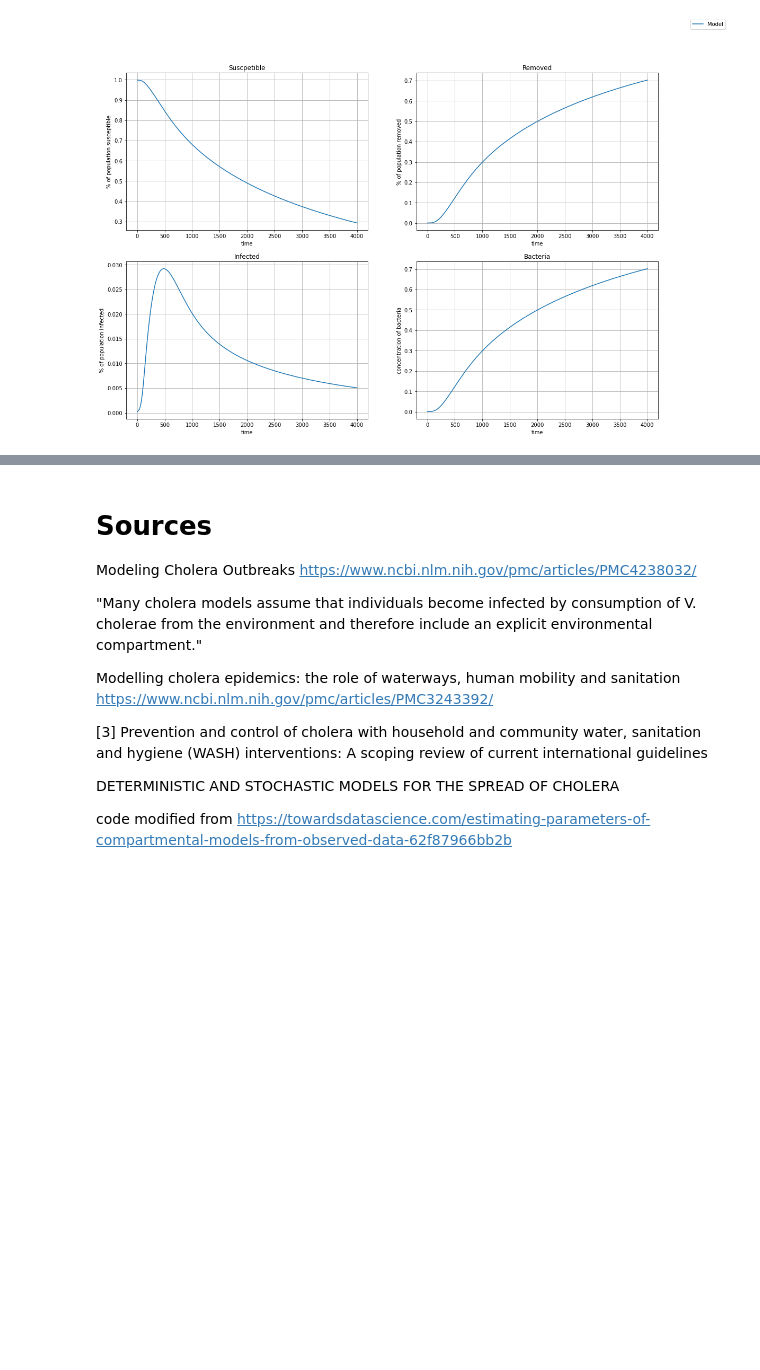
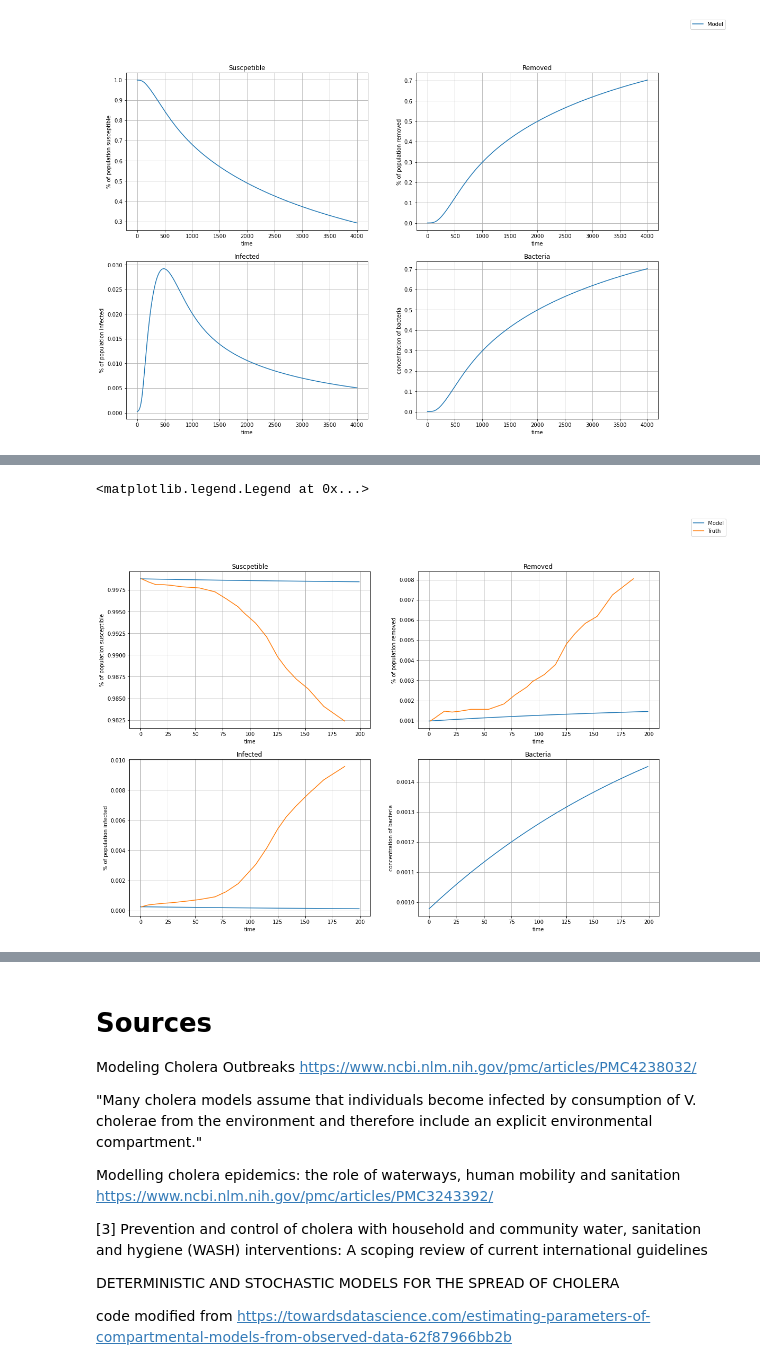
Before and after one commit to DusanKovac/Modelling-Cholera-Outbreak, a Jupyter notebook: Caitlins_SIR.ipynb, the cells around one changed output, grey strips where cells are left out. Saved outputs shown, nothing was run; the diff lists cells and outputs as text; code cells hidden in the pictures; blank space fills up the shorter version.

Commit message:
attempted to model a control

```diff
--- a/Caitlins_SIR.ipynb
+++ b/Caitlins_SIR.ipynb
@@ -364,11 +367,12 @@ beta = result.params['beta'].value
 beta2 = result.params['beta2'].value
 beta3 = 0 # result.params['beta3'].value
 beta4 = 0 # result.params['beta4'].value
+beta5 = 0 # result.params['beta5'].value
 k = 0 # result.params['k'].value
 
 t = np.linspace(0, 1000, 1000)
 
-sol = np.array(odeint(SIR_model3, [S0, I0, R0, W0], t, args=(alpha, beta, beta2, beta3, beta4, k)))
+sol = np.array(odeint(SIR_model3, [S0, I0, R0, W0], t, args=(alpha, beta, beta2, beta3, beta4, beta5, k)))
 S_model = sol[:,0]
 I_model = sol[:,1]
 R_model = sol[:,2]
@@ -376,7 +380,7 @@ W_model = sol[:,2]
 
 times[num_days]
 
-sols = np.array(odeint(SIR_model3, [S0, I0, R0, W0], times, args=(alpha, beta, beta2, beta3, beta4, k)))
+sols = np.array(odeint(SIR_model3, [S0, I0, R0, W0], times, args=(alpha, beta, beta2, beta3, beta4, beta5, k)))
 S_1 = sols[0,0]
 I_1 = sols[0,1]
 R_1 = sols[0,2]
@@ -462,0 +388,32 @@ plt.show()
+# %%
+fig, ((ax1, ax2), (ax3, ax4)) = plt.subplots(2, 2)
+fig.set_figheight(12)
+fig.set_figwidth(18)
+
+# Plot susceptibles
+ax1.plot(t[0:200], S_model[0:200], label = "Model")
+ax1.plot(times, S_data, label = "Truth")
+ax1.grid()
+ax1.set(xlabel="time", ylabel="% of population susceptible", title = "Suscpetible")
+
+# Plot removed
+ax2.plot(t[0:200], R_model[0:200])
+ax2.plot(times, R_data)
+ax2.grid()
+ax2.set(xlabel="time", ylabel="% of population removed", title = "Removed")
+
+# Plot infected
+ax3.plot(t[0:200], I_model[0:200])
+ax3.plot(times, I_data)
+ax3.grid()
+ax3.set(xlabel="time", ylabel="% of population infected", title = "Infected")
+
+# Bacteria growth
+ax4.plot(t[0:200], W_model[0:200])
+ax4.grid()
+ax4.set(xlabel="time", ylabel="concentration of bacteria", title = "Bacteria")
+
+fig.legend()
+# %% [output]
+<matplotlib.legend.Legend at 0x...>
+[figure, added]
```
Also changed, not shown: parts of 4 cells of this notebook.
